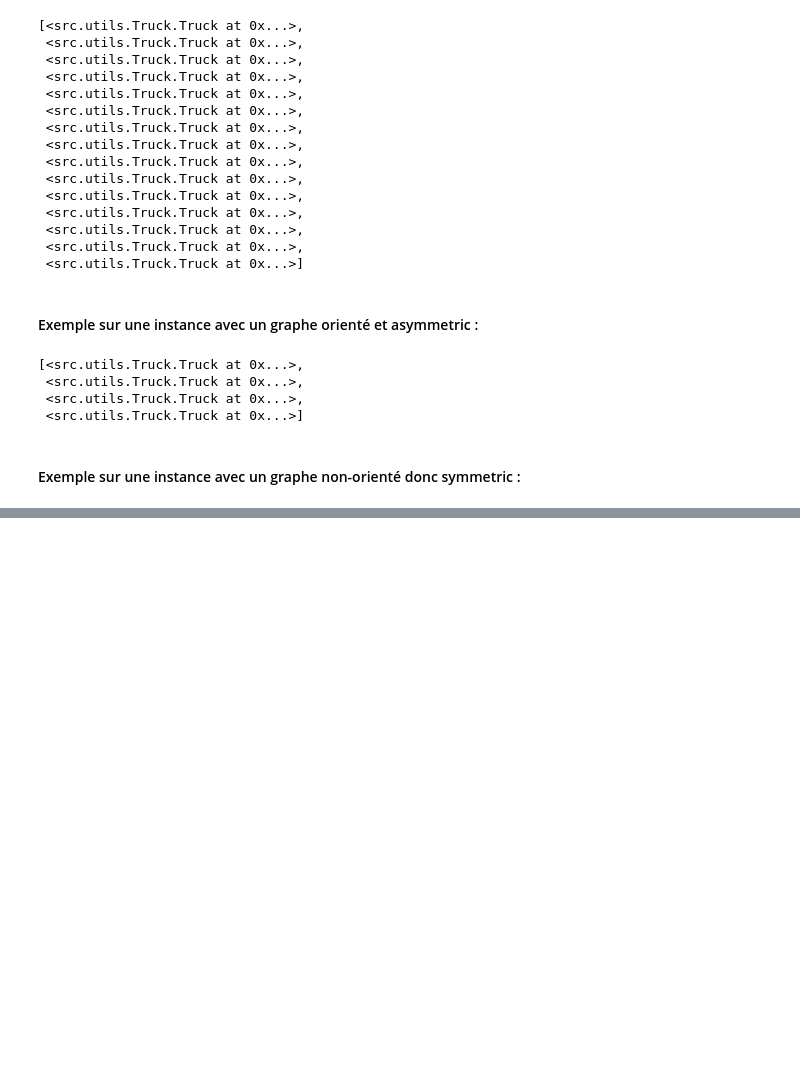
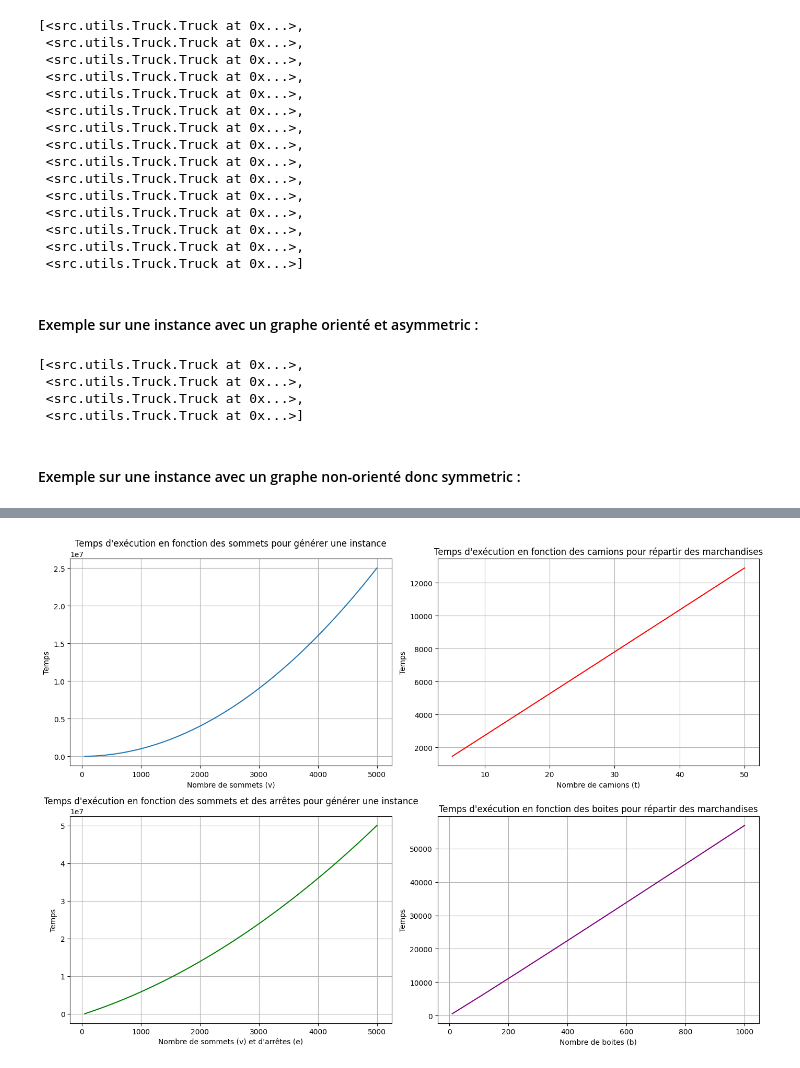
Before and after one commit to RomualdAv/CESI-Algorithmique-optimisation-combinatoire, a Jupyter notebook: main.ipynb, the cells around one changed output, grey strips where cells are left out. Saved outputs shown, nothing was run; the diff lists cells and outputs as text; code cells hidden in the pictures; blank space fills up the shorter version.

Commit message:
Ajout graphique

```diff
--- a/main.ipynb
+++ b/main.ipynb
@@ -482,3 +482,75 @@ CTT = $\mathcal{O}(t\log{t} + b\log{b} + t*b*k)$
 
 ---
 blabla
+# %%
+import numpy as np
+import matplotlib.pyplot as plt
+
+# Définition des fonctions pour les CTT des deux algorithmes
+
+def generation_instance_CTT(v, e, t):
+    """
+    Retourne la CTT pour l'algorithme de génération d'instance.
+    CTT = O(v^2 + e + t)
+    """
+    return v**2 + e + t
+
+def repartition_marchandises_CTT(b, t, k):
+    """
+    Retourne la CTT pour l'algorithme de répartition des marchandises.
+    CTT = O(t*log(t) + b*log(b) + t*b*k)
+    """
+    return t * np.log(t) + b * np.log(b) + t * b * k
+
+# Variables pour les simulations
+v_values = np.linspace(50, 5000, 100)   # Nombre de sommets (v)
+e_values = np.linspace(100, 1000, 10)  # Nombre d'arêtes (e)
+t_values = np.linspace(5, 50, 5)     # Nombre de camions (t)
+b_values = np.linspace(10, 1000, 10)   # Nombre de boîtes (b)
+k_values = np.linspace(1, 9, 1)     # Nombre de types de boîtes (k)
+
+# Crée un graphique pour chaque cas
+plt.figure(figsize=(14, 10))
+
+# 1. CTT en fonction du nombre de sommets (v) et d'arêtes (e)
+CTT_gen_instance = np.array([generation_instance_CTT(v, 500, 10) for v in v_values])  # e=500, t=10 arbitraires
+plt.subplot(2, 2, 1)
+plt.plot(v_values, CTT_gen_instance, label="CTT - Generation d'instance")
+plt.title('Temps d\'exécution en fonction des sommets pour générer une instance')
+plt.xlabel('Nombre de sommets (v)')
+plt.ylabel('Temps')
+plt.grid(True)
+
+# 2. CTT en fonction du nombre de boîtes (b) et de camions (t)
+CTT_repartition = np.array([repartition_marchandises_CTT(50, t, 5) for t in t_values])  # b=50, k=5 arbitraires
+plt.subplot(2, 2, 2)
+plt.plot(t_values, CTT_repartition, label="CTT - Repartition des marchandises", color='red')
+plt.title('Temps d\'exécution en fonction des camions pour répartir des marchandises')
+plt.xlabel('Nombre de camions (t)')
+plt.ylabel('Temps')
+plt.grid(True)
+
+# 3. CTT en fonction du nombre de sommets (v) et d'arêtes (e)
+edge_values = np.linspace(50, 25000000, 100)
+CTT_gen_instance = np.array([generation_instance_CTT(v, edge, 10) for v,edge in zip(v_values,edge_values)])  # e=500, t=10 arbitraires
+plt.subplot(2, 2, 3)
+plt.plot(v_values, CTT_gen_instance, label="CTT - Generation d'instance", color='green')
+plt.title('Temps d\'exécution en fonction des sommets et des arrêtes pour générer une instance')
+plt.xlabel('Nombre de sommets (v) et d\'arrêtes (e)')
+plt.ylabel('Temps')
+plt.grid(True)
+
+# 4. CTT en fonction du nombre de boîtes (b)
+CTT_repartition = np.array([repartition_marchandises_CTT(b, 10, 5) for b in b_values])
+plt.subplot(2, 2, 4)
+plt.plot(b_values, CTT_repartition, label="CTT - Repartition des marchandises", color='purple')
+plt.title('Temps d\'exécution en fonction des boites pour répartir des marchandises')
+plt.xlabel('Nombre de boites (b)')
+plt.ylabel('Temps')
+plt.grid(True)
+
+# Affichage
+plt.tight_layout()
+plt.show()
+# %% [output]
+[figure, added]
```
Also changed, not shown: 1 other file.
